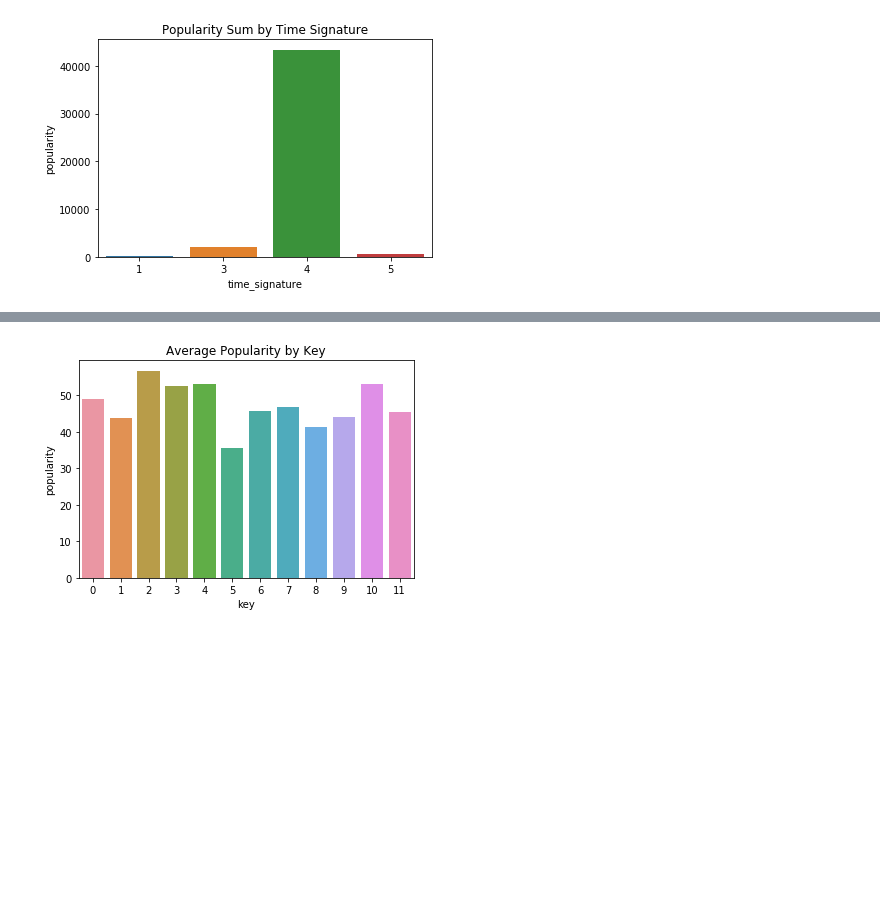
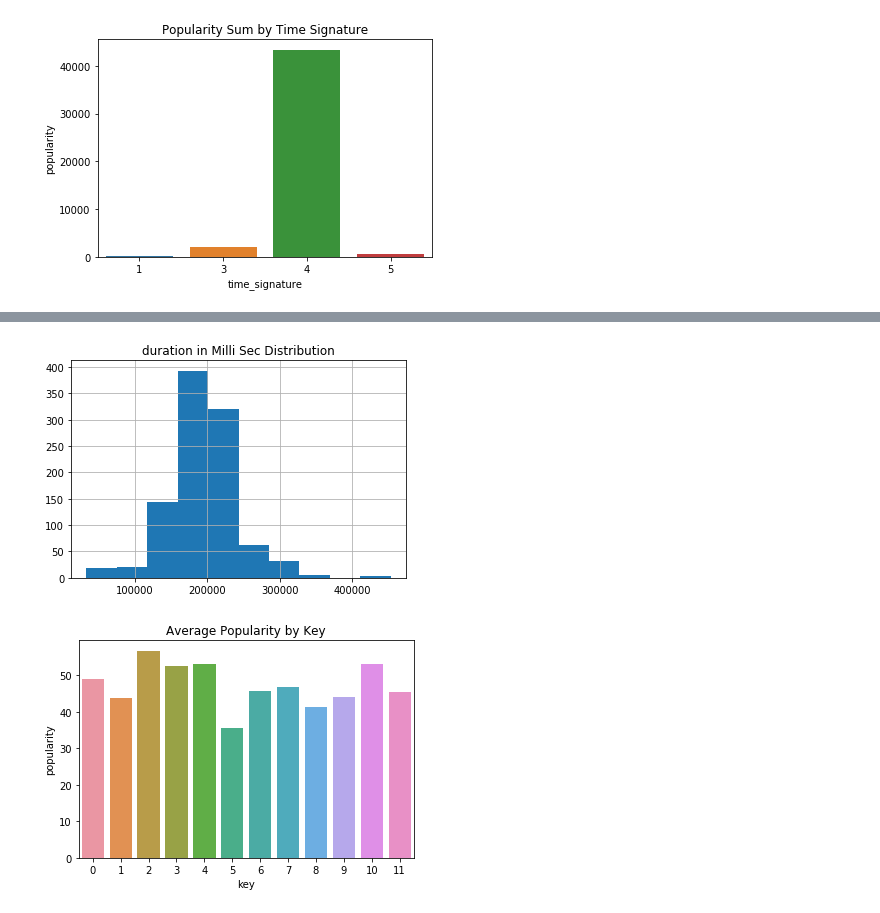
Before and after one commit to ipatel467/Spotify-Project, a Jupyter notebook: Spotify.ipynb, the cells around one changed output, grey strips where cells are left out. Drawn from its saved outputs; the diff is of its cells as text; code cells hidden in the pictures; blank space fills up the shorter version.

```diff
--- a/Spotify.ipynb
+++ b/Spotify.ipynb
@@ -181,3 +200,8 @@ plt.title('Popularity Sum by Time Signature');
+# %%
+full_df['duration_ms'].hist()
+plt.title('duration in Milli Sec Distribution');
+# %% [output]
+[figure, added]
 # %%
 key_pop = full_df.groupby(['key']).agg({'popularity':'mean'}).reset_index()
 # %%
```
Also changed, not shown: parts of 3 cells of this notebook.
